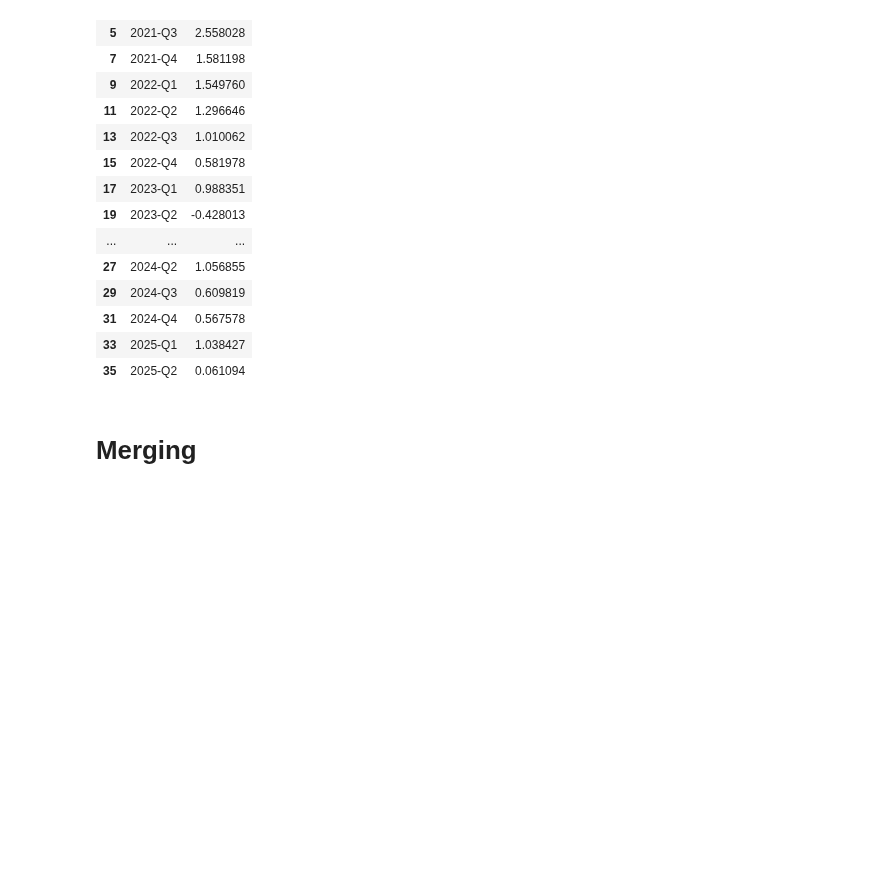
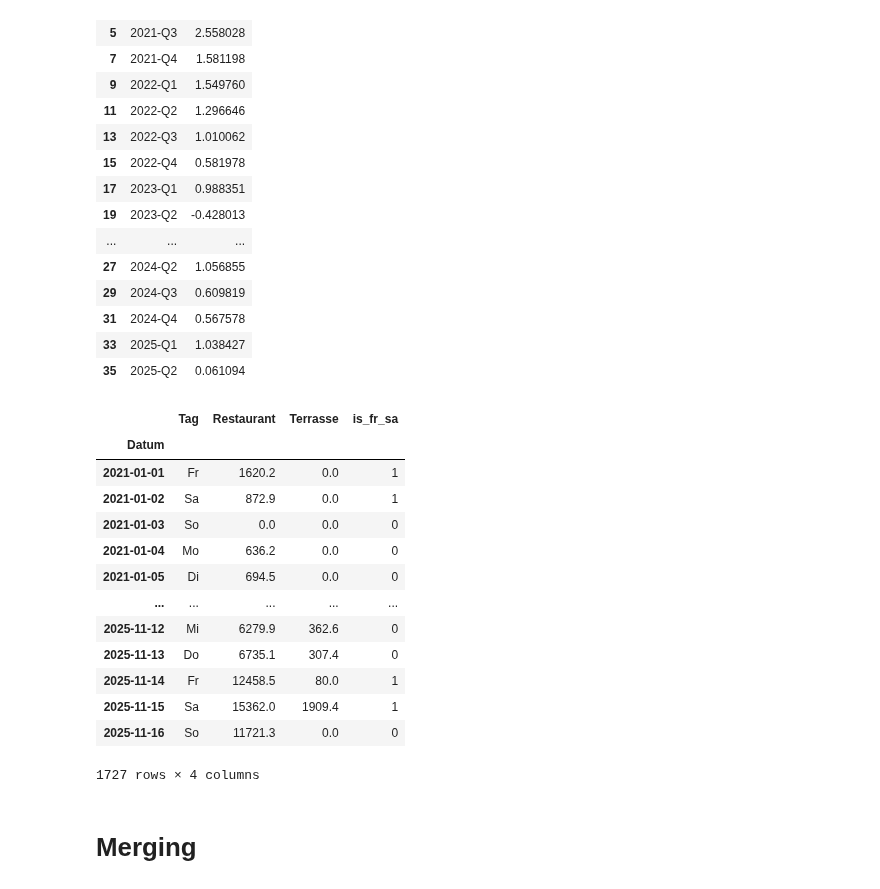
Before and after one commit to Luggias/DSF_Group_Project, a Jupyter notebook: data_handling.ipynb, the cells around one changed output. Saved outputs shown, nothing was run; the diff lists cells and outputs as text; code cells hidden in the pictures; blank space fills up the shorter version.

Commit message:
Spalte für Wochenendbonus
Eine neue Spalte für Wochenendbonus hinzugefügt.

```diff
--- a/data_handling.ipynb
+++ b/data_handling.ipynb
@@ -417,6 +417,25 @@ display(df_GDP)
 | 31 | 2024-Q4 | 0.567578 |
 | 33 | 2025-Q1 | 1.038427 |
 | 35 | 2025-Q2 | 0.061094 |
+# %%
+#Hinzufügen eines Wochenendbonus
+final_df["is_fr_sa"] = final_df["Tag"].isin(["Fr", "Sa"]).astype(int)
+final_df
+# %% [output]
+|  | Tag | Restaurant | Terrasse | is_fr_sa |
+| Datum |  |  |  |  |
+| 2021-01-01 | Fr | 1620.2 | 0.0 | 1 |
+| 2021-01-02 | Sa | 872.9 | 0.0 | 1 |
+| 2021-01-03 | So | 0.0 | 0.0 | 0 |
+| 2021-01-04 | Mo | 636.2 | 0.0 | 0 |
+| 2021-01-05 | Di | 694.5 | 0.0 | 0 |
+| ... | ... | ... | ... | ... |
+| 2025-11-12 | Mi | 6279.9 | 362.6 | 0 |
+| 2025-11-13 | Do | 6735.1 | 307.4 | 0 |
+| 2025-11-14 | Fr | 12458.5 | 80.0 | 1 |
+| 2025-11-15 | Sa | 15362.0 | 1909.4 | 1 |
+| 2025-11-16 | So | 11721.3 | 0.0 | 0 |
+1727 rows × 4 columns
 # %% [markdown]
 # Merging
 # %%
```
Also changed, not shown: parts of 3 cells of this notebook, 2 other files.
